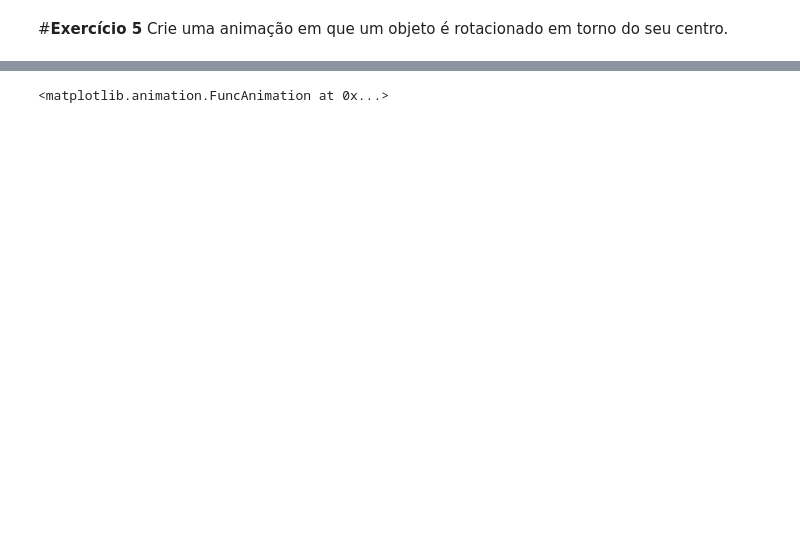
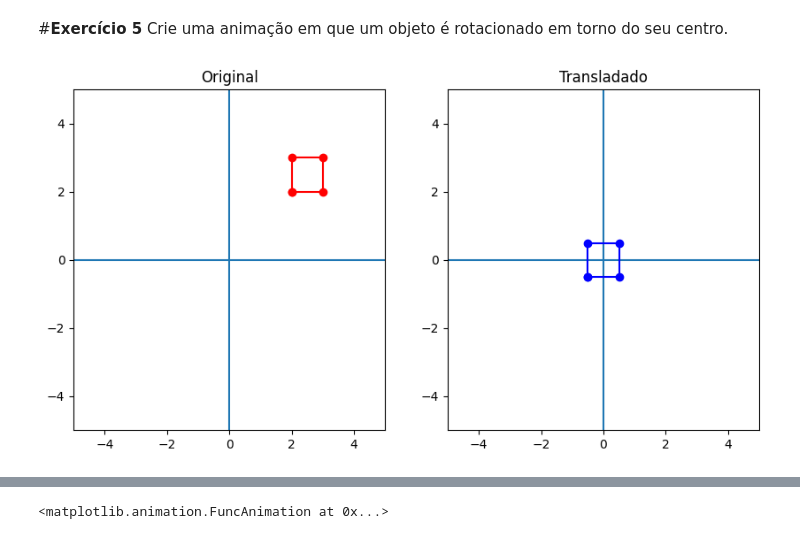
Before and after one commit to arthuraguiar032/ComputacaoGrafica, a Jupyter notebook: CG20242_Pratica_Geometria.ipynb, the cells around one changed output, grey strips where cells are left out. Cells and saved outputs as stored; diff of their text form; code cells hidden in the pictures; blank space fills up the shorter version.

Commit message:
adiciona funcoes auxiliares de transformacoes dos objetos

```diff
--- a/CG20242_Pratica_Geometria.ipynb
+++ b/CG20242_Pratica_Geometria.ipynb
@@ -194,6 +196,54 @@ plt.plot(x_list, y_list, "-bo")
 # %% [markdown]
 #**Exercício 5**
 Crie uma animação em que um objeto é rotacionado em torno do seu centro.
+# %%
+#teste para transladar um quadrado qualuqer para a origem
+#objeto original
+quadrado_orig = np.array([
+    [2, 2, 1],
+    [3, 2, 1],
+    [3, 3, 1],
+    [2, 3, 1],
+])
+quadrado_orig = np.transpose(quadrado_orig)
+
+centro_x = np.mean(quadrado_orig[0,:])
+centro_y = np.mean(quadrado_orig[1,:])
+
+transl_orig = np.array([
+        [1, 0, -centro_x],
+        [0, 1, -centro_y],
+        [0, 0, 1]
+])
+
+#quadrado transladado
+quadrado_transl = np.matmul(transl_orig, quadrado_orig)
+
+#separando as listas de coordenadas x e y dos pontos originais (para o plot)
+# separando as listas de coordenadas x e y dos pontos originais (para o plot)
+x_list_orig = np.append(quadrado_orig[0,:], quadrado_orig[0,0])
+y_list_orig = np.append(quadrado_orig[1,:], quadrado_orig[1,0])
+
+x_list_transl = np.append(quadrado_transl[0,:], quadrado_transl[0,0])
+y_list_transl = np.append(quadrado_transl[1,:], quadrado_transl[1,0])
+
+# criando a figura e plotando os pontos originais
+plt.figure(figsize=(10,5))
+plt.subplot(1,2,1)
+plt.xlim((-5,5)), plt.ylim((-5,5))
+plt.axhline(), plt.axvline()
+plt.title("Original")
+plt.plot(x_list_orig, y_list_orig, "-ro")
+
+# separando as listas de coordenadas x e y dos pontos transformados (para o plot)
+plt.subplot(1,2,2)
+plt.xlim((-5,5)), plt.ylim((-5,5))
+plt.axhline(), plt.axvline()
+plt.title("Transladado")
+plt.plot(x_list_transl, y_list_transl, "-bo")
+plt.show()
+# %% [output]
+[figure, added]
 # %%
 from matplotlib import animation # funções de animação
 from matplotlib import rc # para a definição de parâmetros de runtime configuration (rcParams)
```
Also changed, not shown: parts of 2 cells of this notebook, 1 other file.
